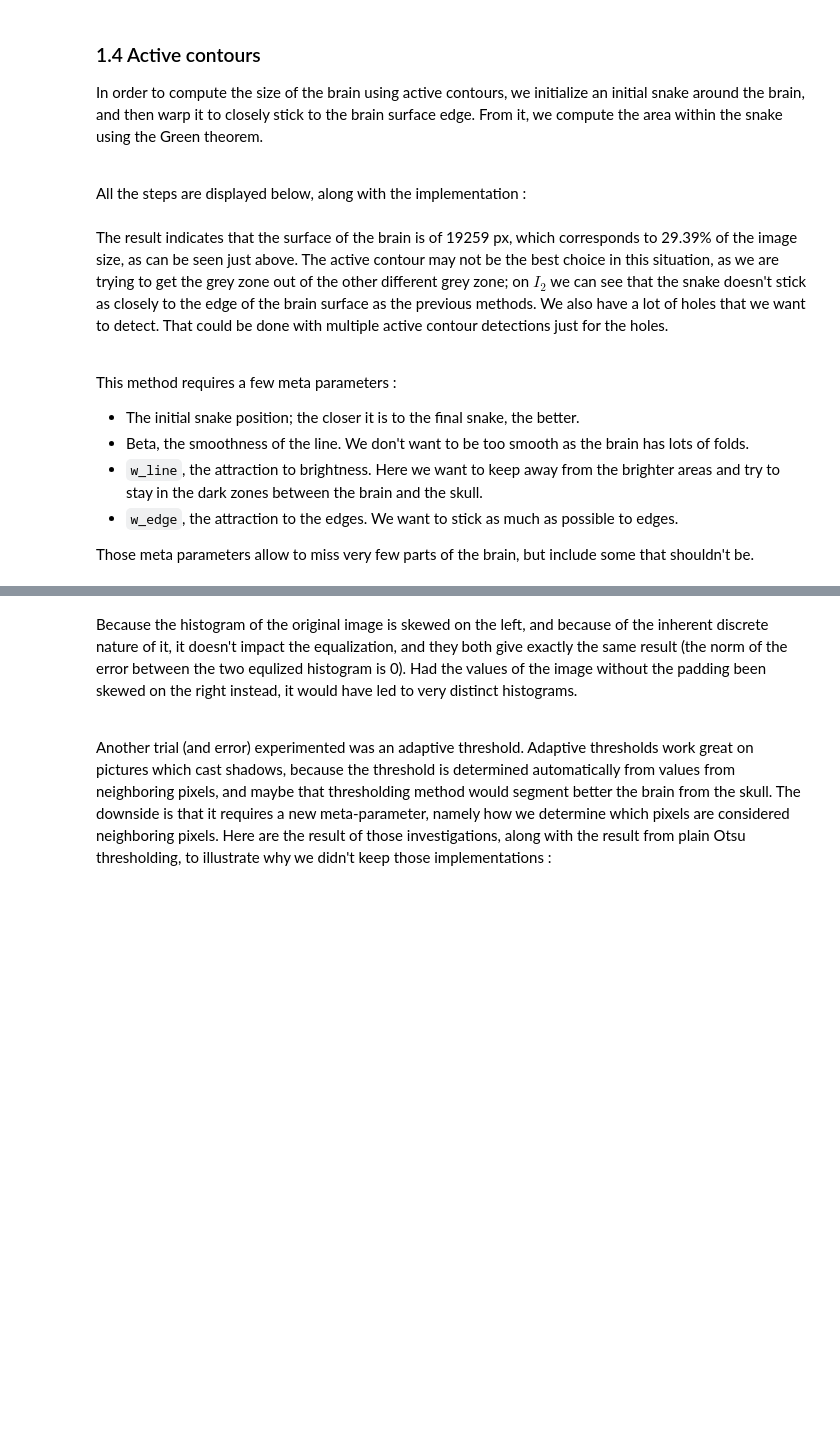
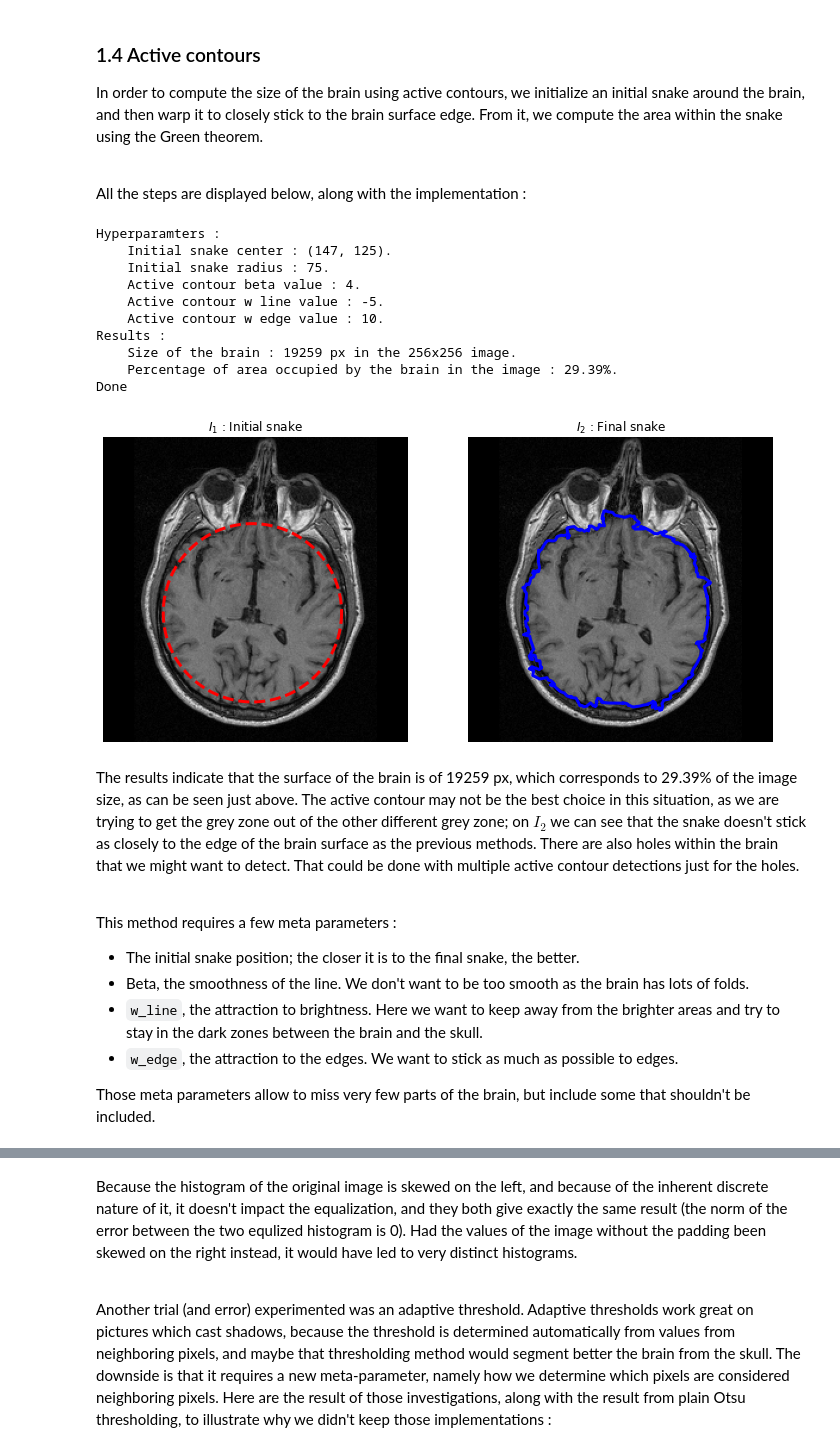
Before and after one commit to JambonSama/image_analysis_and_pattern_recognition_labs, a Jupyter notebook: labs/lab_01_segmentation.ipynb, the cells around one changed output, grey strips where cells are left out. Drawn from its saved outputs; the diff is of its cells as text; code cells hidden in the pictures; blank space fills up the shorter version.

```diff
--- a/labs/lab_01_segmentation.ipynb
+++ b/labs/lab_01_segmentation.ipynb
@@ -290,10 +316,10 @@ from skimage.segmentation import active_contour
 
 # Area calculation with green theorem :
 # Source: https://stackoverflow.com/questions/22678990/how-can-i-calculate-the-area-within-a-contour-in-python-using-the-matplotlib
-def area(vs):
+def area(contour):
     area = 0
-    x0,y0 = vs[0]
-    for [x1,y1] in vs[1:]:
+    x0,y0 = contour[0]
+    for [x1,y1] in contour[1:]:
         dx = x1-x0
         dy = y1-y0
         area += 0.5*(y0*dx - x0*dy)
@@ -325,37 +351,49 @@ n_original = int(area(final_snake_original))
 print(f"Hyperparamters : ")
 print(f"    Initial snake center : {center}.")
 print(f"    Initial snake radius : {radius}.")
 print(f"    Active contour beta value : {beta_val}.")
 print(f"    Active contour w line value : {line_val}.")
 print(f"    Active contour w edge value : {edge_val}.")
 
 # Results
 print(f"Results : ")
 print(f"    Size of the brain : {n_original} px in the {height}x{width} image.")
 print(f"    Percentage of area occupied by the brain in the image : {n_original*100/(width*height):.2f}%.")
 
 # Plots
 n_lin = 1
 n_col = 2
 fig, ax = plt.subplots(n_lin, n_col, figsize=(n_col*size, n_lin*size))
 
 ax[0].imshow(original_img, cmap = 'gray')
 ax[0].plot(initial_snake[:, 1], initial_snake[:, 0], '--r', lw=3)
 ax[0].set_title("$I_1$ : Initial snake")
 
 ax[1].imshow(original_img, cmap = 'gray')
 ax[1].plot(final_snake_original[:, 1], final_snake_original[:, 0], '-b', lw=3)
 ax[1].set_title("$I_2$ : Final snake")
 
 for a in ax.flatten():
     a.axis("off")
 
 #End of cell
 print("Done")
+# %% [output]
+Hyperparamters :
+    Initial snake center : (147, 125).
+    Initial snake radius : 75.
+    Active contour beta value : 4.
+    Active contour w line value : -5.
+    Active contour w edge value : 10.
+Results :
+    Size of the brain : 19259 px in the 256x256 image.
+    Percentage of area occupied by the brain in the image : 29.39%.
+Done
+[figure, added]
 # %% [markdown]
-The result indicates that the surface of the brain is of 19259 px, which corresponds to 29.39% of the image size, as can be seen just above.
+The results indicate that the surface of the brain is of 19259 px, which corresponds to 29.39% of the image size, as can be seen just above.
 The active contour may not be the best choice in this situation, as we are trying to get the grey zone out of the other different grey zone; on $I_2$ we can see that the snake doesn't stick as closely to the edge of the brain surface as the previous methods.
-We also have a lot of holes that we want to detect. That could be done with multiple active contour detections just for the holes.
+There are also holes within the brain that we might want to detect. That could be done with multiple active contour detections just for the holes.
 
 <br>
 
@@ -365,7 +403,7 @@ This method requires a few meta parameters :
 - `w_line`, the attraction to brightness. Here we want to keep away from the brighter areas and try to stay in the dark zones between the brain and the skull.
 - `w_edge`, the attraction to the edges. We want to stick as much as possible to edges.
 
-Those meta parameters allow to miss very few parts of the brain, but include some that shouldn't be.
+Those meta parameters allow to miss very few parts of the brain, but include some that shouldn't be included.
 # %% [markdown]
 ### 1.4 Thresholding
 <!-- Add your implementation and discussion -->
```
Also changed, not shown: parts of 17 cells of this notebook.
